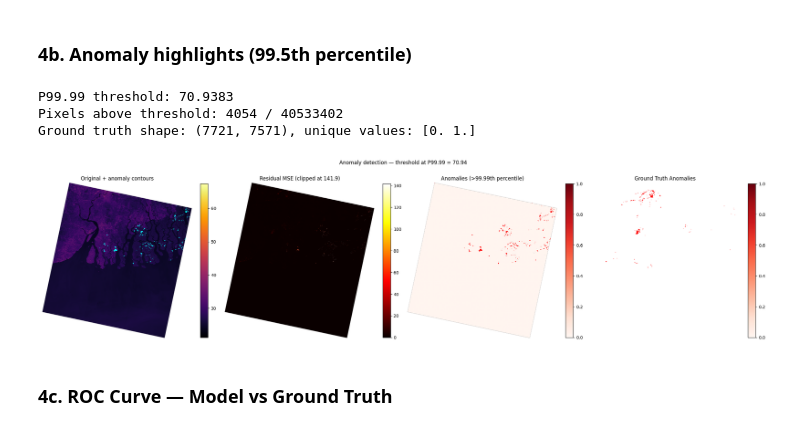
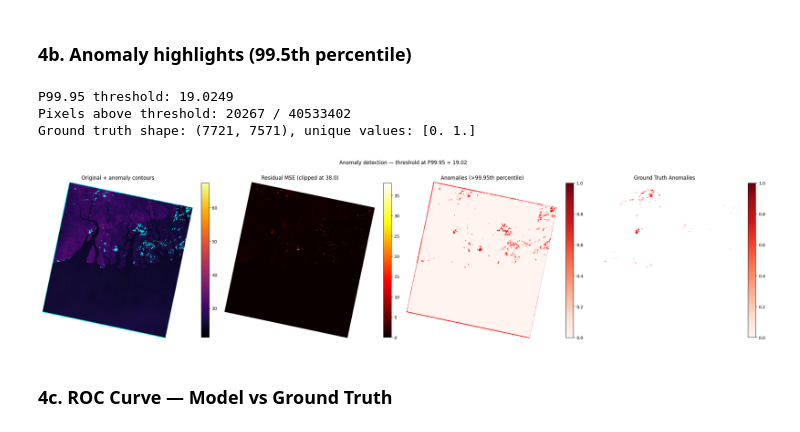
Before and after one commit to rashwin88/hsi-anomaly-foundations-allotrope, a Jupyter notebook: exploratory_analyses/spatial_ae_inference_demo.ipynb, the cells around one changed output. Cells and saved outputs as stored; diff of their text form; code cells hidden in the pictures.

```diff
--- a/exploratory_analyses/spatial_ae_inference_demo.ipynb
+++ b/exploratory_analyses/spatial_ae_inference_demo.ipynb
@@ -177,7 +177,7 @@ plt.show()
 # %% [markdown]
 ### 4b. Anomaly highlights (99.5th percentile)
 # %%
-PERCENTILE = 99.99
+PERCENTILE = 99.95
 
 # Compute threshold on valid pixels only
 valid_residuals = residual[mask == 1]
@@ -211,36 +211,36 @@ plt.colorbar(im0, ax=axes[0], fraction=0.046, pad=0.04)
 # Residual MSE clipped at threshold to show detail in the hot tail
 im1 = axes[1].imshow(residual_masked, cmap="hot", vmin=0, vmax=threshold * 2)
 axes[1].set_title(f"Residual MSE (clipped at {threshold*2:.1f})")
 plt.colorbar(im1, ax=axes[1], fraction=0.046, pad=0.04)
 
 # Binary anomaly map
 anomaly_display = np.ma.masked_where(mask == 0, anomaly_binary)
 im2 = axes[2].imshow(anomaly_display, cmap="Reds", vmin=0, vmax=1)
 axes[2].contour(anomaly_binary, levels=[0.5], colors="red", linewidths=1.5)
 axes[2].set_title(f"Anomalies (>{PERCENTILE}th percentile)")
 plt.colorbar(im2, ax=axes[2], fraction=0.046, pad=0.04)
 
 # Ground truth
 gt_masked = np.ma.masked_where(gt_data == 0, gt_data)
 im3 = axes[3].imshow(gt_masked, cmap="Reds", vmin=0, vmax=gt_data.max())
 axes[3].contour(actual_binary, levels=[0.5], colors="red", linewidths=1.5)
 axes[3].set_title("Ground Truth Anomalies")
 plt.colorbar(im3, ax=axes[3], fraction=0.046, pad=0.04)
 
 for ax in axes:
     ax.axis("off")
 
 plt.suptitle(
     f"Anomaly detection — threshold at P{PERCENTILE} = {threshold:.2f}",
     y=1.02,
 )
 plt.tight_layout()
 plt.show()
 # %% [output]
-P99.99 threshold: 70.9383
-Pixels above threshold: 4054 / 40533402
+P99.95 threshold: 19.0249
+Pixels above threshold: 20267 / 40533402
 Ground truth shape: (7721, 7571), unique values: [0. 1.]
-[figure, old version]
+[figure, new version]
 # %% [markdown]
 ### 4c. ROC Curve — Model vs Ground Truth
 # %%
```
Also changed, not shown: parts of 1 cell of this notebook, 10 other files.
